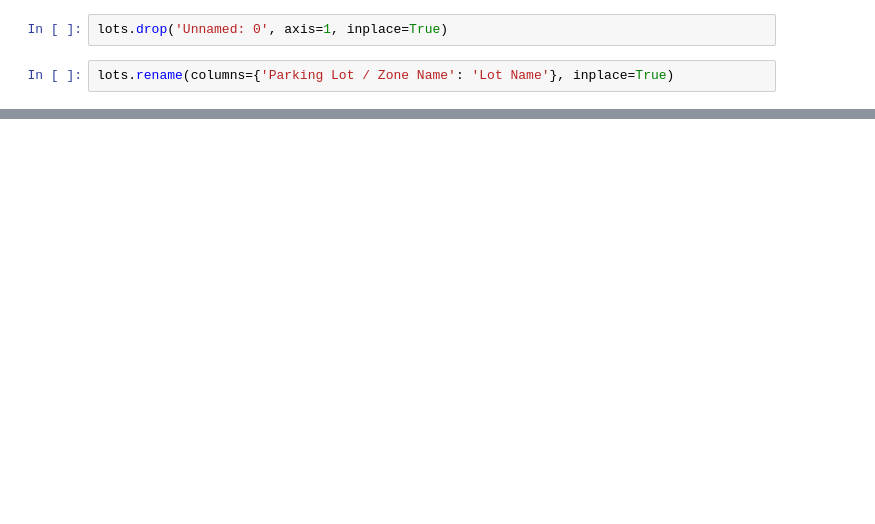
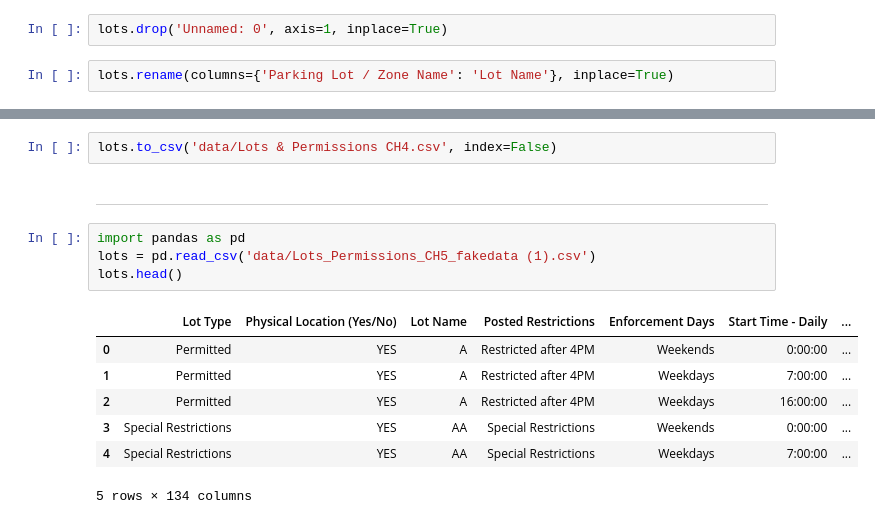
Before and after one commit to Thilak-cm/IC25-Hackathon, a Jupyter notebook: test.ipynb, the cells around one changed output, grey strips where cells are left out. Cells and saved outputs as stored; diff of their text form; blank space fills up the shorter version.

```diff
--- a/test.ipynb
+++ b/test.ipynb
@@ -172,0 +311,16 @@ lots.to_csv('data/Lots & Permissions CH3.csv', index=False)
+# %%
+lots.to_csv('data/Lots & Permissions CH4.csv', index=False)
+# %% [markdown]
+---
+# %%
+import pandas as pd
+lots = pd.read_csv('data/Lots_Permissions_CH5_fakedata (1).csv')
+lots.head()
+# %% [output]
+|  | Lot Type | Physical Location (Yes/No) | Lot Name | Posted Restrictions | Enforcement Days | Start Time - Daily | ... |
+| 0 | Permitted | YES | A | Restricted after 4PM | Weekends | 0:00:00 | ... |
+| 1 | Permitted | YES | A | Restricted after 4PM | Weekdays | 7:00:00 | ... |
+| 2 | Permitted | YES | A | Restricted after 4PM | Weekdays | 16:00:00 | ... |
+| 3 | Special Restrictions | YES | AA | Special Restrictions | Weekends | 0:00:00 | ... |
+| 4 | Special Restrictions | YES | AA | Special Restrictions | Weekdays | 7:00:00 | ... |
+5 rows × 134 columns
```
Also changed, not shown: parts of 27 cells of this notebook, 5 other files.
